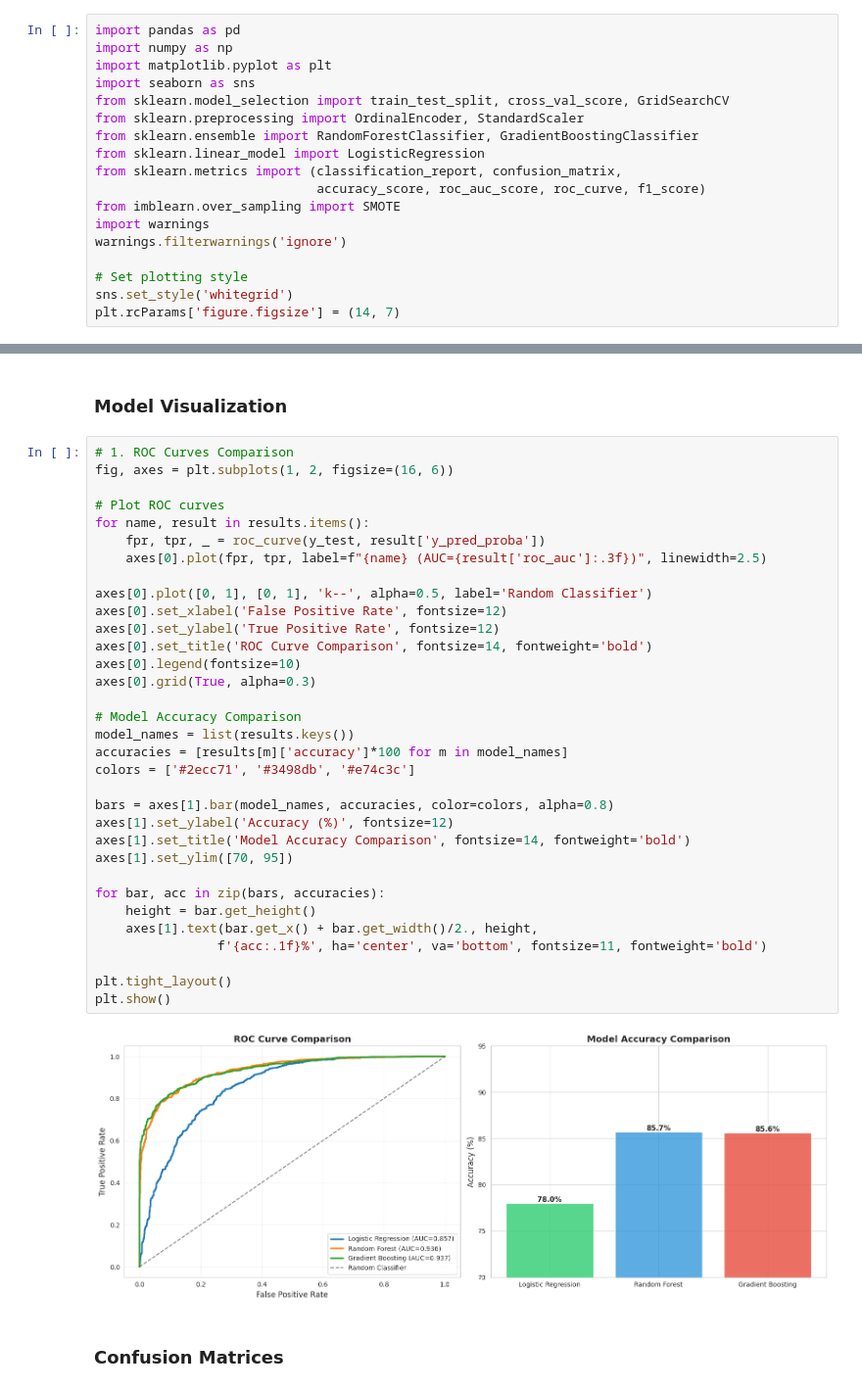
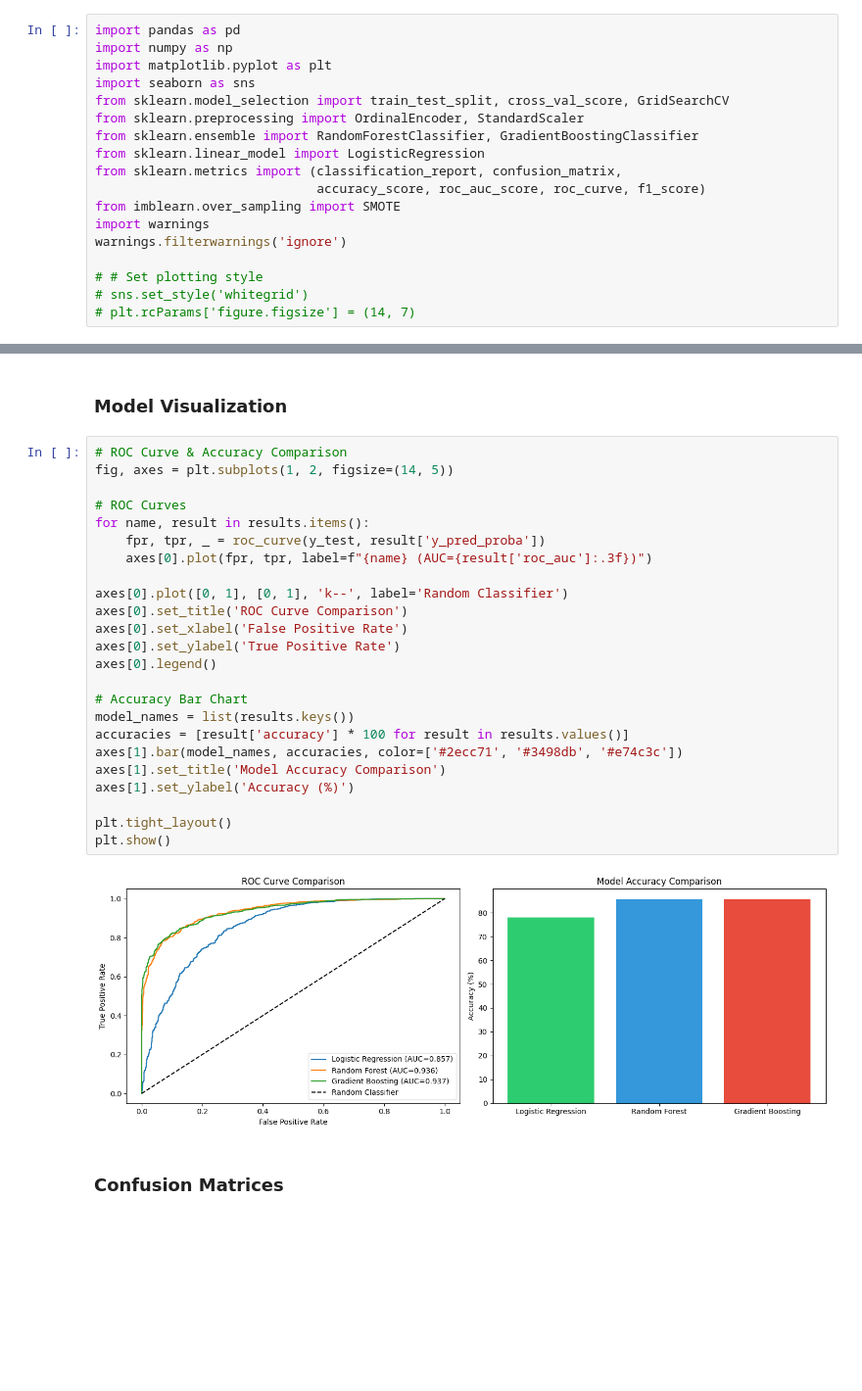
Before and after one commit to sathish-2424/Customer-Churn-Prediction, a Jupyter notebook: telecom_customer_churn_prediction.ipynb, the cells around one changed output, grey strips where cells are left out. Shown: that part at 98% size. Saved outputs shown, nothing was run; the diff lists cells and outputs as text; blank space fills up the shorter version.

```diff
--- a/telecom_customer_churn_prediction.ipynb
+++ b/telecom_customer_churn_prediction.ipynb
@@ -21,8 +23,8 @@ from imblearn.over_sampling import SMOTE
 import warnings
 warnings.filterwarnings('ignore')
 
-# Set plotting style
-sns.set_style('whitegrid')
-plt.rcParams['figure.figsize'] = (14, 7)
+# # Set plotting style
+# sns.set_style('whitegrid')
+# plt.rcParams['figure.figsize'] = (14, 7)
 # %% [markdown]
  ### DATA LOADING & EXPLORATION
@@ -454,40 +310,31 @@ Gradient Boosting     85.6039   0.9374    0.8552
 # %% [markdown]
 ### Model Visualization
 # %%
-# 1. ROC Curves Comparison
-fig, axes = plt.subplots(1, 2, figsize=(16, 6))
+# ROC Curve & Accuracy Comparison
+fig, axes = plt.subplots(1, 2, figsize=(14, 5))
 
-# Plot ROC curves
+# ROC Curves
 for name, result in results.items():
     fpr, tpr, _ = roc_curve(y_test, result['y_pred_proba'])
-    axes[0].plot(fpr, tpr, label=f"{name} (AUC={result['roc_auc']:.3f})", linewidth=2.5)
+    axes[0].plot(fpr, tpr, label=f"{name} (AUC={result['roc_auc']:.3f})")
 
-axes[0].plot([0, 1], [0, 1], 'k--', alpha=0.5, label='Random Classifier')
-axes[0].set_xlabel('False Positive Rate', fontsize=12)
-axes[0].set_ylabel('True Positive Rate', fontsize=12)
-axes[0].set_title('ROC Curve Comparison', fontsize=14, fontweight='bold')
-axes[0].legend(fontsize=10)
-axes[0].grid(True, alpha=0.3)
+axes[0].plot([0, 1], [0, 1], 'k--', label='Random Classifier')
+axes[0].set_title('ROC Curve Comparison')
+axes[0].set_xlabel('False Positive Rate')
+axes[0].set_ylabel('True Positive Rate')
+axes[0].legend()
 
-# Model Accuracy Comparison
+# Accuracy Bar Chart
 model_names = list(results.keys())
-accuracies = [results[m]['accuracy']*100 for m in model_names]
-colors = ['#2ecc71', '#3498db', '#e74c3c']
-
-bars = axes[1].bar(model_names, accuracies, color=colors, alpha=0.8)
-axes[1].set_ylabel('Accuracy (%)', fontsize=12)
-axes[1].set_title('Model Accuracy Comparison', fontsize=14, fontweight='bold')
-axes[1].set_ylim([70, 95])
-
-for bar, acc in zip(bars, accuracies):
-    height = bar.get_height()
-    axes[1].text(bar.get_x() + bar.get_width()/2., height,
-                f'{acc:.1f}%', ha='center', va='bottom', fontsize=11, fontweight='bold')
+accuracies = [result['accuracy'] * 100 for result in results.values()]
+axes[1].bar(model_names, accuracies, color=['#2ecc71', '#3498db', '#e74c3c'])
+axes[1].set_title('Model Accuracy Comparison')
+axes[1].set_ylabel('Accuracy (%)')
 
 plt.tight_layout()
 plt.show()
 # %% [output]
-[figure, old version]
+[figure, new version]
 # %% [markdown]
 ### Confusion Matrices
 # %%
```
Also changed, not shown: parts of 18 cells of this notebook, 2 other files.
